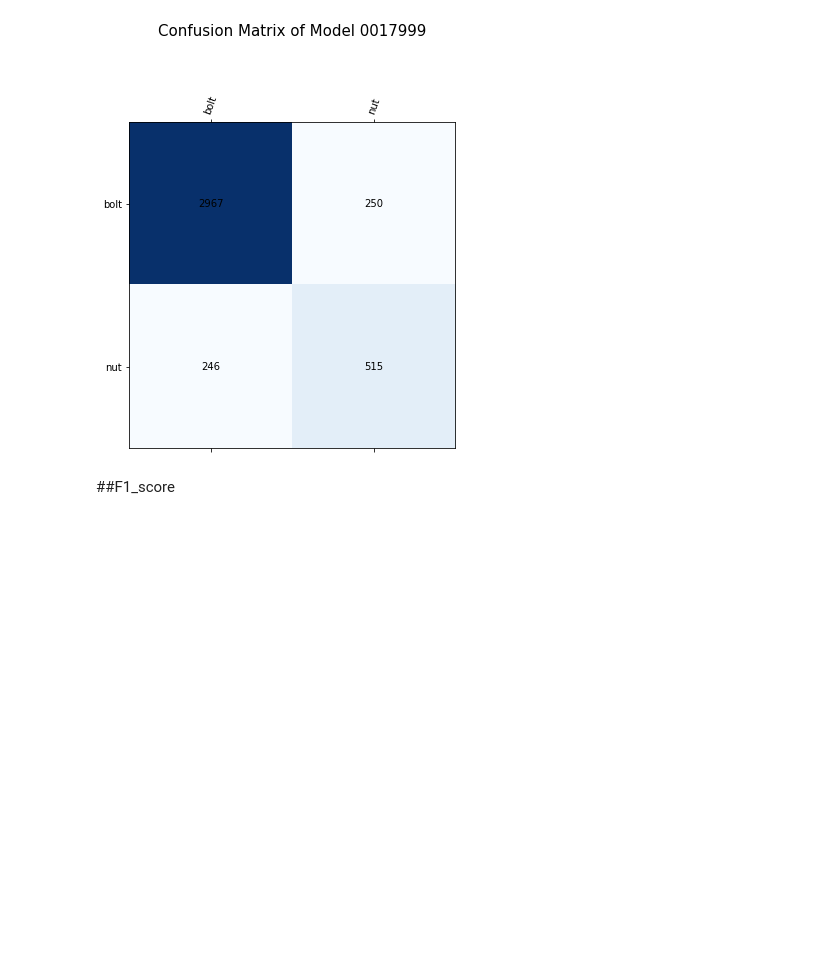
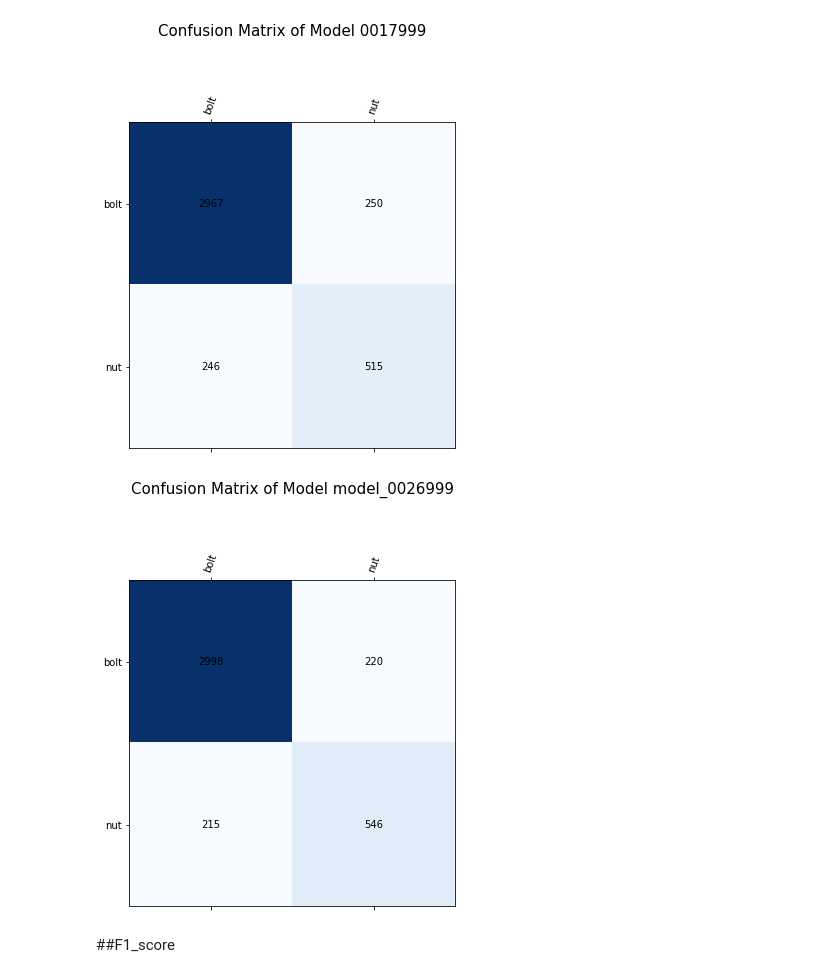
Before and after one commit to Sahar-DataScience/MultiObject_Tracking-StromaVsion, a Jupyter notebook: Evaluation+_Tracking_+_onnx.ipynb, the cells around one changed output. Cells and saved outputs as stored; diff of their text form; code cells hidden in the pictures; blank space fills up the shorter version.

```diff
--- a/Evaluation+_Tracking_+_onnx.ipynb
+++ b/Evaluation+_Tracking_+_onnx.ipynb
@@ -407,6 +496,10 @@ def showMatrix(M,txt):
 showMatrix(M,' of Model 0017999')
 # %% [output]
 [figure]
+# %%
+showMatrix(M,' of Model model_0026999')
+# %% [output]
+[figure, added]
 # %% [markdown]
 ##F1_score
 # %%
```
Also changed, not shown: parts of 20 cells of this notebook.
